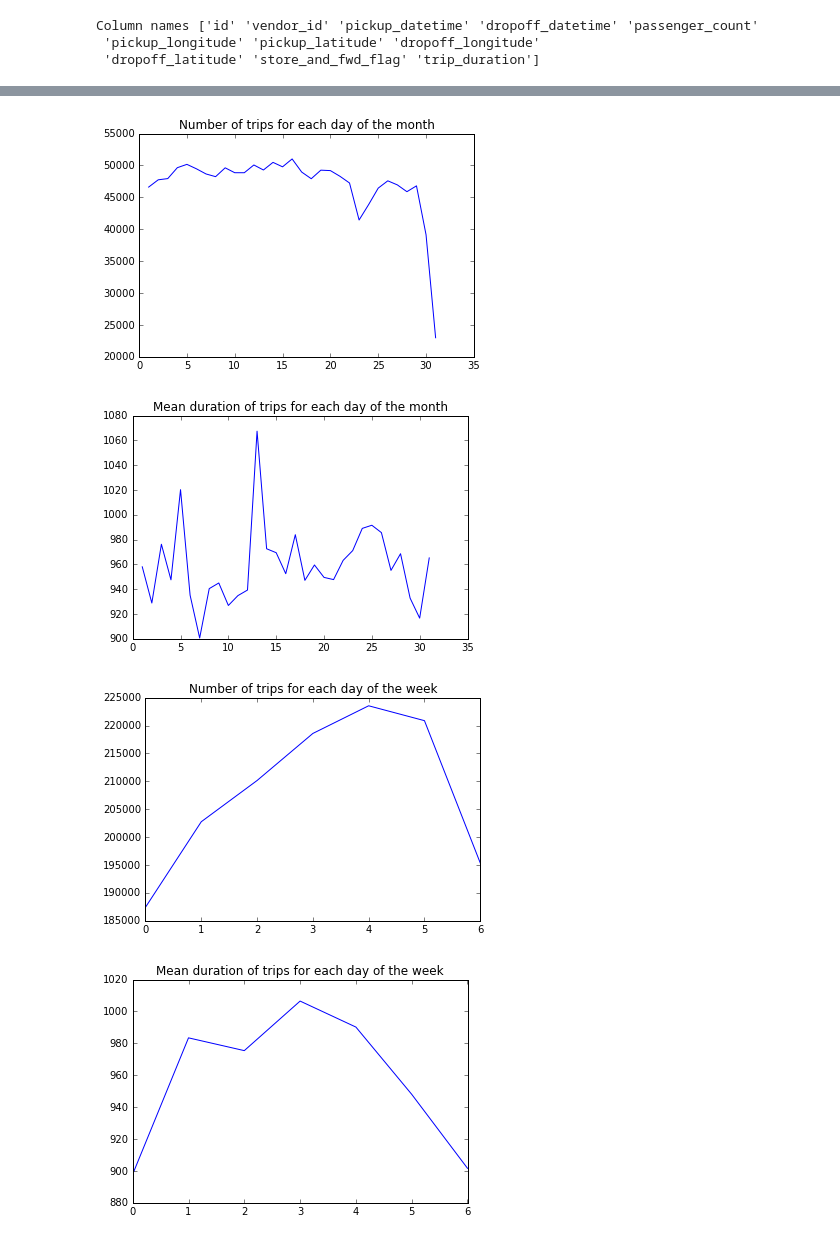
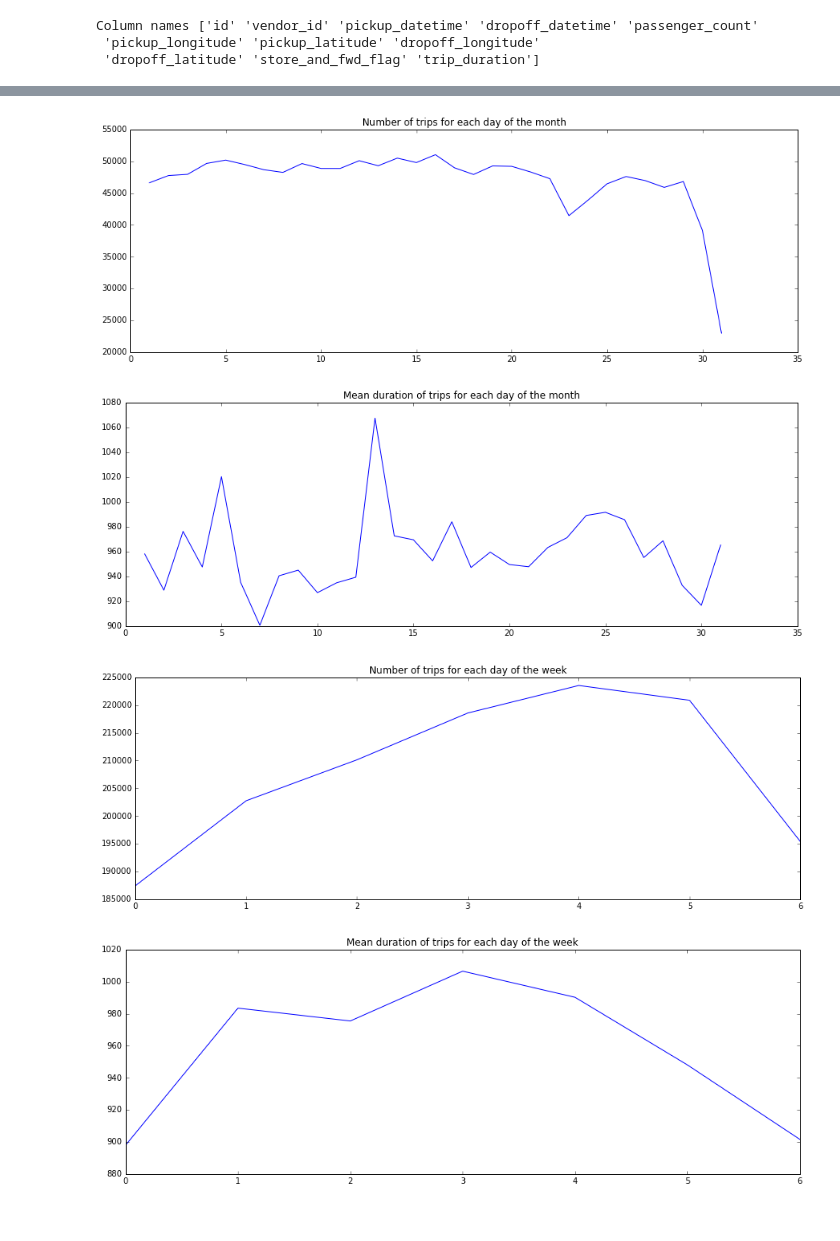
Before and after one commit to myouness/taxi_duration, a Jupyter notebook: EDA.ipynb, the cells around one changed output, grey strips where cells are left out. Drawn from its saved outputs; the diff is of its cells as text; code cells hidden in the pictures.

```diff
--- a/EDA.ipynb
+++ b/EDA.ipynb
@@ -126,31 +115,31 @@ plt.show()
 # %%
 count_day_month_df = train[["day_of_month", "trip_duration"]].groupby(["day_of_month"] , as_index = False).count()
 duration_day_month_df = train[["day_of_month", "trip_duration"]].groupby(["day_of_month"] , as_index = False).mean()
-
+plt.figure(figsize=(15,5))
 plt.plot(count_day_month_df["day_of_month"], count_day_month_df["trip_duration"])
 plt.title('Number of trips for each day of the month')
 plt.show()
-
+plt.figure(figsize=(15,5))
 plt.plot(duration_day_month_df["day_of_month"], duration_day_month_df["trip_duration"])
 plt.title('Mean duration of trips for each day of the month')
 plt.show()
 # %% [output]
-[figure, old version]
+[figure, new version]
-[figure, old version]
+[figure, new version]
 # %%
 count_day_week_df = train[["day_of_week", "trip_duration"]].groupby(["day_of_week"] , as_index = False).count()
 duration_day_week_df = train[["day_of_week", "trip_duration"]].groupby(["day_of_week"] , as_index = False).mean()
-
+plt.figure(figsize=(15,5))
 plt.plot(count_day_week_df["day_of_week"], count_day_week_df["trip_duration"])
 plt.title('Number of trips for each day of the week')
 plt.show()
-
+plt.figure(figsize=(15,5))
 plt.plot(duration_day_week_df["day_of_week"], duration_day_week_df["trip_duration"])
 plt.title('Mean duration of trips for each day of the week')
 plt.show()
 # %% [output]
-[figure, old version]
+[figure, new version]
-[figure, old version]
+[figure, new version]
 # %%
 count_hour_df = train[["hour", "trip_duration"]].groupby(["hour"] , as_index = False).count()
 duration_hour_df = train[["hour", "trip_duration"]].groupby(["hour"] , as_index = False).mean()
```
Also changed, not shown: parts of 6 cells of this notebook, 1 other file.
